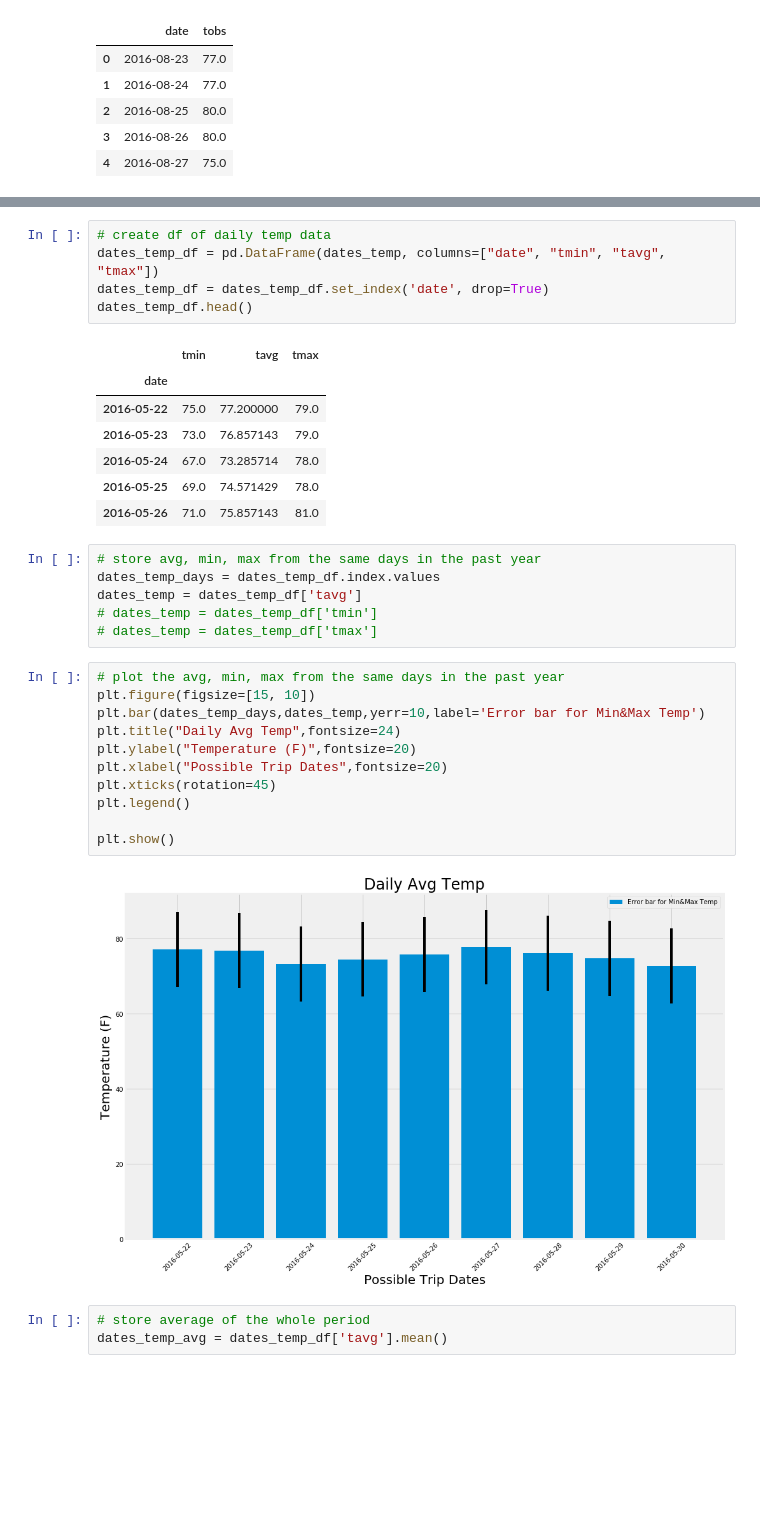
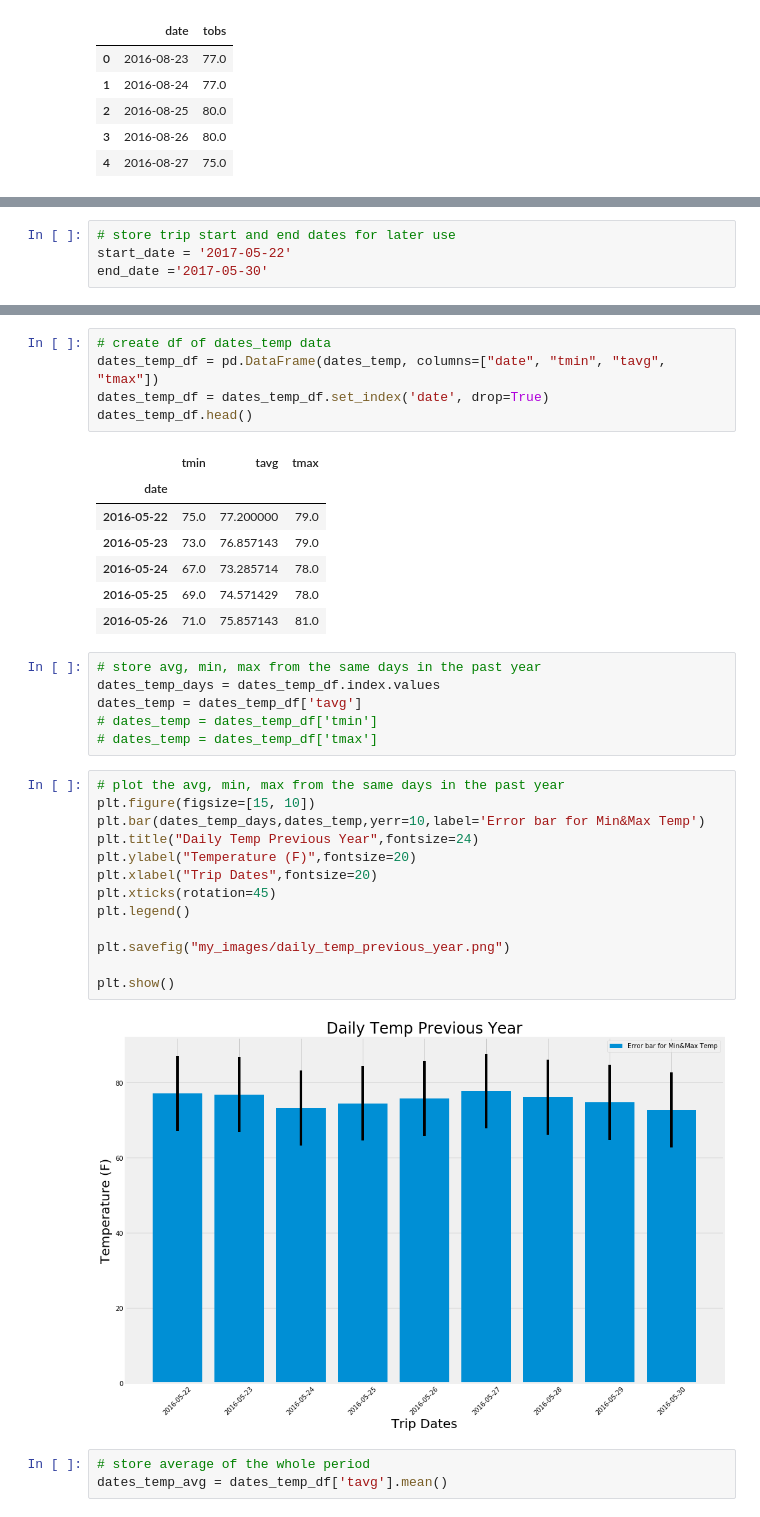
Before and after one commit to deottoni/Climate_Analysis, a Jupyter notebook: climate_analysis.ipynb, the cells around one changed output, grey strips where cells are left out. Cells and saved outputs as stored; diff of their text form; blank space fills up the shorter version.

```diff
--- a/climate_analysis.ipynb
+++ b/climate_analysis.ipynb
@@ -197 +214,5 @@ plt.show()
+# %%
+# store trip start and end dates for later use
+start_date = '2017-05-22'
+end_date ='2017-05-30'
 # %%
@@ -226,7 +241,7 @@ dates_temp
  ('2016-05-29', 71.0, 74.8, 78.0),
  ('2016-05-30', 70.0, 72.83333333333333, 78.0)]
 # %%
-# create df of daily temp data
+# create df of dates_temp data
 dates_temp_df = pd.DataFrame(dates_temp, columns=["date", "tmin", "tavg", "tmax"])
 dates_temp_df = dates_temp_df.set_index('date', drop=True)
 dates_temp_df.head()
@@ -247,16 +262,18 @@ dates_temp = dates_temp_df['tavg']
 # %%
 # plot the avg, min, max from the same days in the past year
 plt.figure(figsize=[15, 10])
 plt.bar(dates_temp_days,dates_temp,yerr=10,label='Error bar for Min&Max Temp')
-plt.title("Daily Avg Temp",fontsize=24)
+plt.title("Daily Temp Previous Year",fontsize=24)
 plt.ylabel("Temperature (F)",fontsize=20)
-plt.xlabel("Possible Trip Dates",fontsize=20)
+plt.xlabel("Trip Dates",fontsize=20)
 plt.xticks(rotation=45)
 plt.legend()
 
+plt.savefig("my_images/daily_temp_previous_year.png")
+
 plt.show()
 # %% [output]
-[figure, old version]
+[figure, new version]
 # %%
 # store average of the whole period
 dates_temp_avg = dates_temp_df['tavg'].mean()
```
Also changed, not shown: parts of 17 cells of this notebook, 5 other files.
